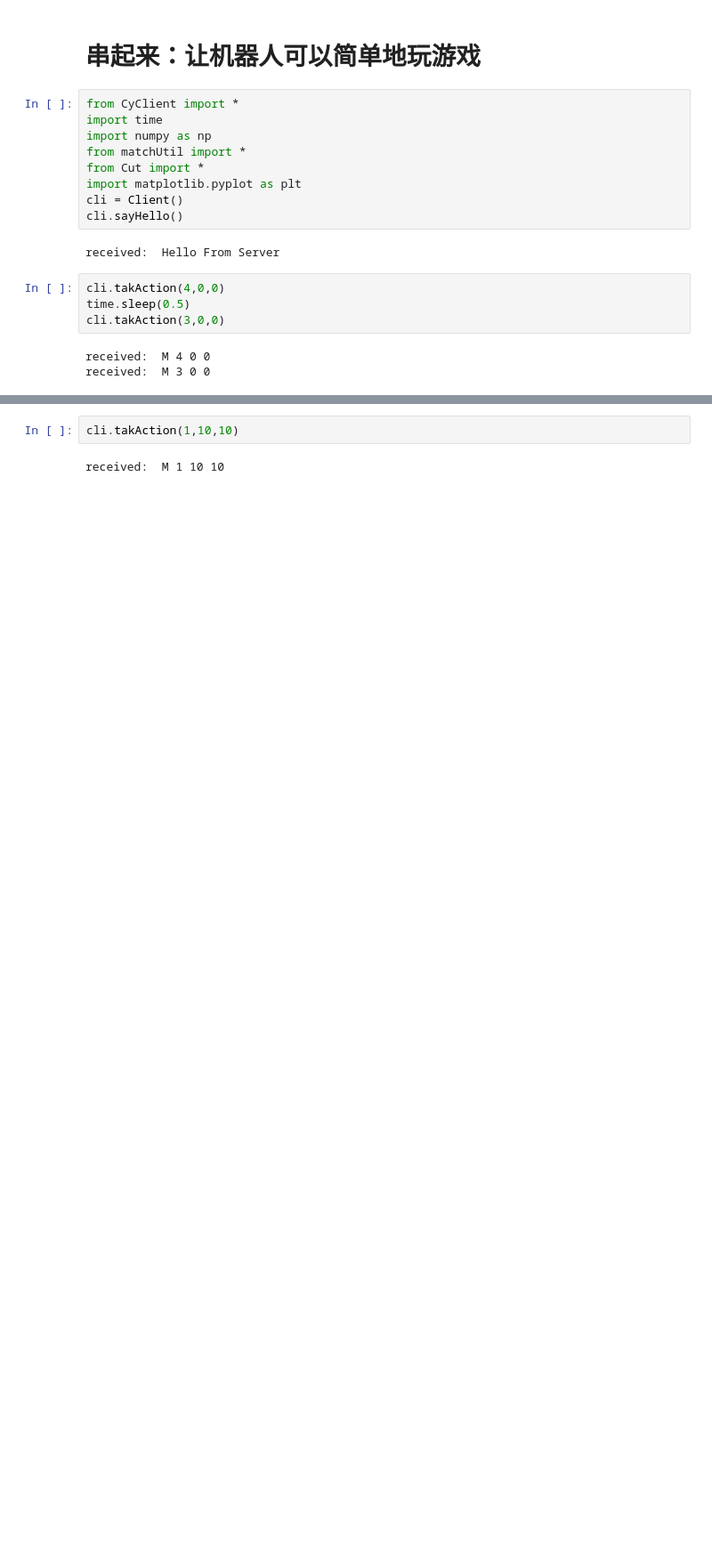
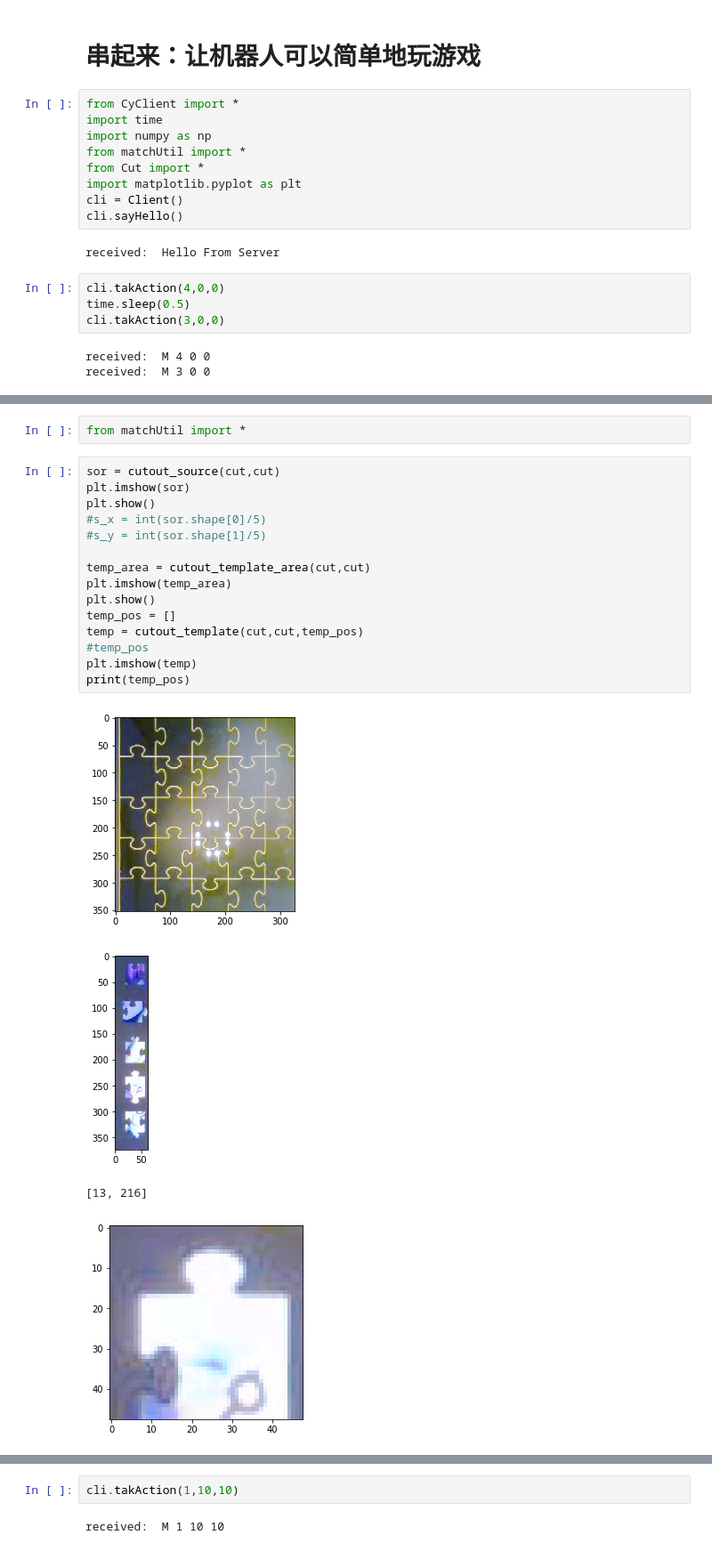
Before and after one commit to yangcyself/JagsawCambot, a Jupyter notebook: pyCyberCtl/Playgame.ipynb, the cells around one changed output, grey strips where cells are left out. Shown: that part at 89% size. Drawn from its saved outputs; the diff is of its cells as text; blank space fills up the shorter version.

```diff
--- a/pyCyberCtl/Playgame.ipynb
+++ b/pyCyberCtl/Playgame.ipynb
@@ -20,0 +35,22 @@ received:  M 3 0 0
+# %%
+from matchUtil import *
+# %%
+sor = cutout_source(cut,cut)
+plt.imshow(sor)
+plt.show()
+#s_x = int(sor.shape[0]/5)
+#s_y = int(sor.shape[1]/5)
+
+temp_area = cutout_template_area(cut,cut)
+plt.imshow(temp_area)
+plt.show()
+temp_pos = []
+temp = cutout_template(cut,cut,temp_pos)
+#temp_pos
+plt.imshow(temp)
+print(temp_pos)
+# %% [output]
+[figure, added]
+[figure, added]
+[13, 216]
+[figure, added]
```
Also changed, not shown: parts of 24 cells of this notebook, 6 other files.
